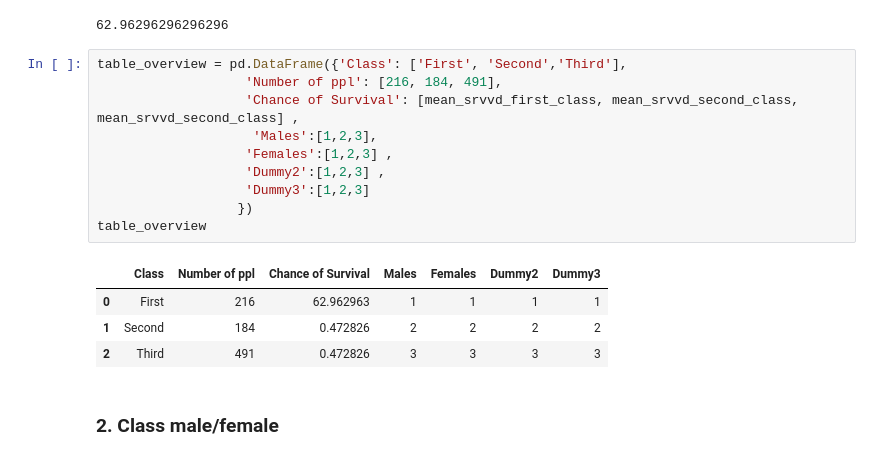
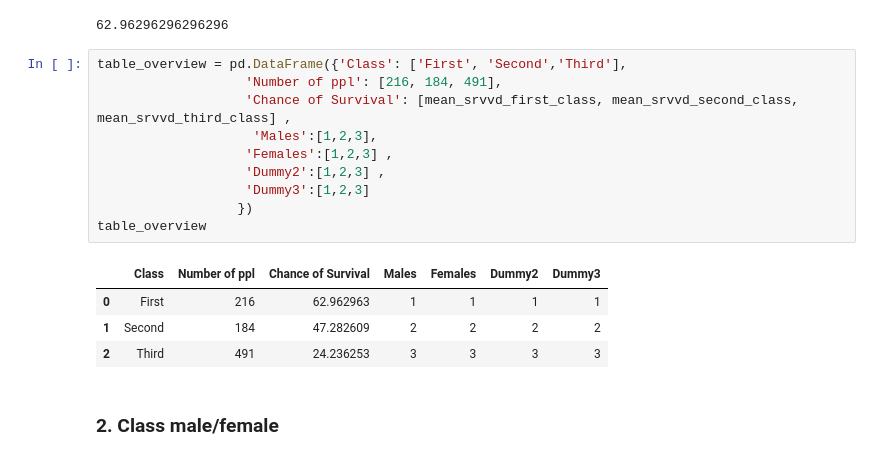
Before and after one commit to Blitzbert/Titanic, a Jupyter notebook: Survival Chance.ipynb, the cells around one changed output. Saved outputs shown, nothing was run; the diff lists cells and outputs as text.

```diff
--- a/Survival Chance.ipynb
+++ b/Survival Chance.ipynb
@@ -313,18 +311,18 @@ mean_srvvd_first_class
 # %%
 table_overview = pd.DataFrame({'Class': ['First', 'Second','Third'],
                    'Number of ppl': [216, 184, 491],
-                   'Chance of Survival': [mean_srvvd_first_class, mean_srvvd_second_class, mean_srvvd_second_class] ,
+                   'Chance of Survival': [mean_srvvd_first_class, mean_srvvd_second_class, mean_srvvd_third_class] ,
                     'Males':[1,2,3],
                    'Females':[1,2,3] ,
                    'Dummy2':[1,2,3] ,
                    'Dummy3':[1,2,3]
                   })
 table_overview
 # %% [output]
 |  | Class | Number of ppl | Chance of Survival | Males | Females | Dummy2 | Dummy3 |
 | 0 | First | 216 | 62.962963 | 1 | 1 | 1 | 1 |
-| 1 | Second | 184 | 0.472826 | 2 | 2 | 2 | 2 |
-| 2 | Third | 491 | 0.472826 | 3 | 3 | 3 | 3 |
+| 1 | Second | 184 | 47.282609 | 2 | 2 | 2 | 2 |
+| 2 | Third | 491 | 24.236253 | 3 | 3 | 3 | 3 |
 # %% [markdown]
 ### 2. Class male/female
 # %%
```
Also changed, not shown: parts of 2 cells of this notebook.
